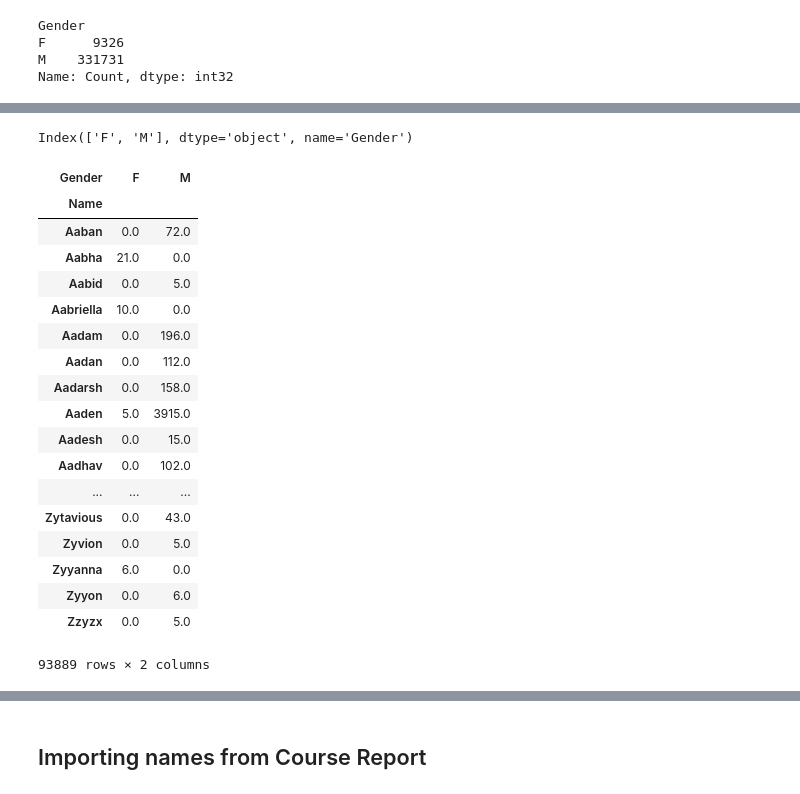
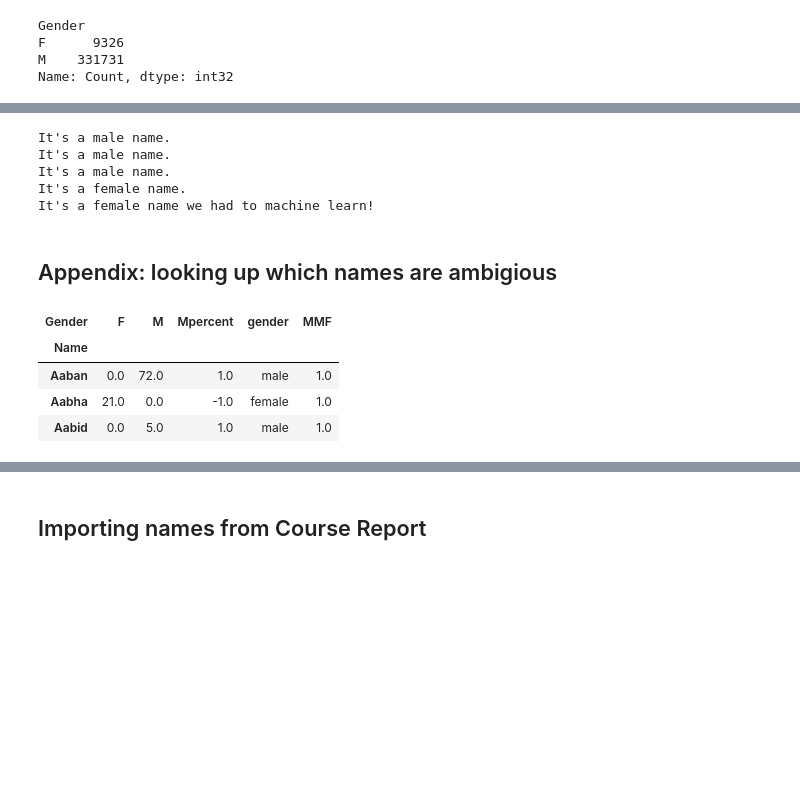
Before and after one commit to Rogerh91/Springboard-DS2, a Jupyter notebook: Springboard DS2 Capstone Project - Diversity in Bootcamps.ipynb, the cells around one changed output, grey strips where cells are left out. Cells and saved outputs as stored; diff of their text form; code cells hidden in the pictures; blank space fills up the shorter version.

```diff
--- a/Springboard DS2 Capstone Project - Diversity in Bootcamps.ipynb
+++ b/Springboard DS2 Capstone Project - Diversity in Bootcamps.ipynb
@@ -280,29 +306,21 @@ namechartdiff.head()
-# %%
-namechartdiff.columns
-# %% [output]
-Index(['F', 'M'], dtype='object', name='Gender')
-# %%
-namechartdiff = namechartdiff.fillna(0)
-namechartdiff
-# %% [output]
-| Gender | F | M |
-| Name |  |  |
-| Aaban | 0.0 | 72.0 |
-| Aabha | 21.0 | 0.0 |
-| Aabid | 0.0 | 5.0 |
-| Aabriella | 10.0 | 0.0 |
-| Aadam | 0.0 | 196.0 |
-| Aadan | 0.0 | 112.0 |
-| Aadarsh | 0.0 | 158.0 |
-| Aaden | 5.0 | 3915.0 |
-| Aadesh | 0.0 | 15.0 |
-| Aadhav | 0.0 | 102.0 |
-| ... | ... | ... |
-| Zytavious | 0.0 | 43.0 |
-| Zyvion | 0.0 | 5.0 |
-| Zyyanna | 6.0 | 0.0 |
-| Zyyon | 0.0 | 6.0 |
-| Zzyzx | 0.0 | 5.0 |
-93889 rows × 2 columns
+# %%
+names = ["Roger", "Ali", "Steve", "Rosa", "Cortana"]
+for name in names:
+    lookup(name)
+# %% [output]
+It's a male name.
+It's a male name.
+It's a male name.
+It's a female name.
+It's a female name we had to machine learn!
+# %% [markdown]
+## Appendix: looking up which names are ambigious
 # %%
-namechartdiff["Mpercent"] = ((namechartdiff["M"] - namechartdiff["F"])/(namechartdiff["M"] + namechartdiff["F"]))
+namechartdiff["MMF"] = abs((namechartdiff["M"] - namechartdiff["F"])/(namechartdiff["M"] + namechartdiff["F"]))
+namechartdiff.head(3)
+# %% [output]
+| Gender | F | M | Mpercent | gender | MMF |
+| Name |  |  |  |  |  |
+| Aaban | 0.0 | 72.0 | 1.0 | male | 1.0 |
+| Aabha | 21.0 | 0.0 | -1.0 | female | 1.0 |
+| Aabid | 0.0 | 5.0 | 1.0 | male | 1.0 |
```
Also changed, not shown: parts of 82 cells of this notebook.
